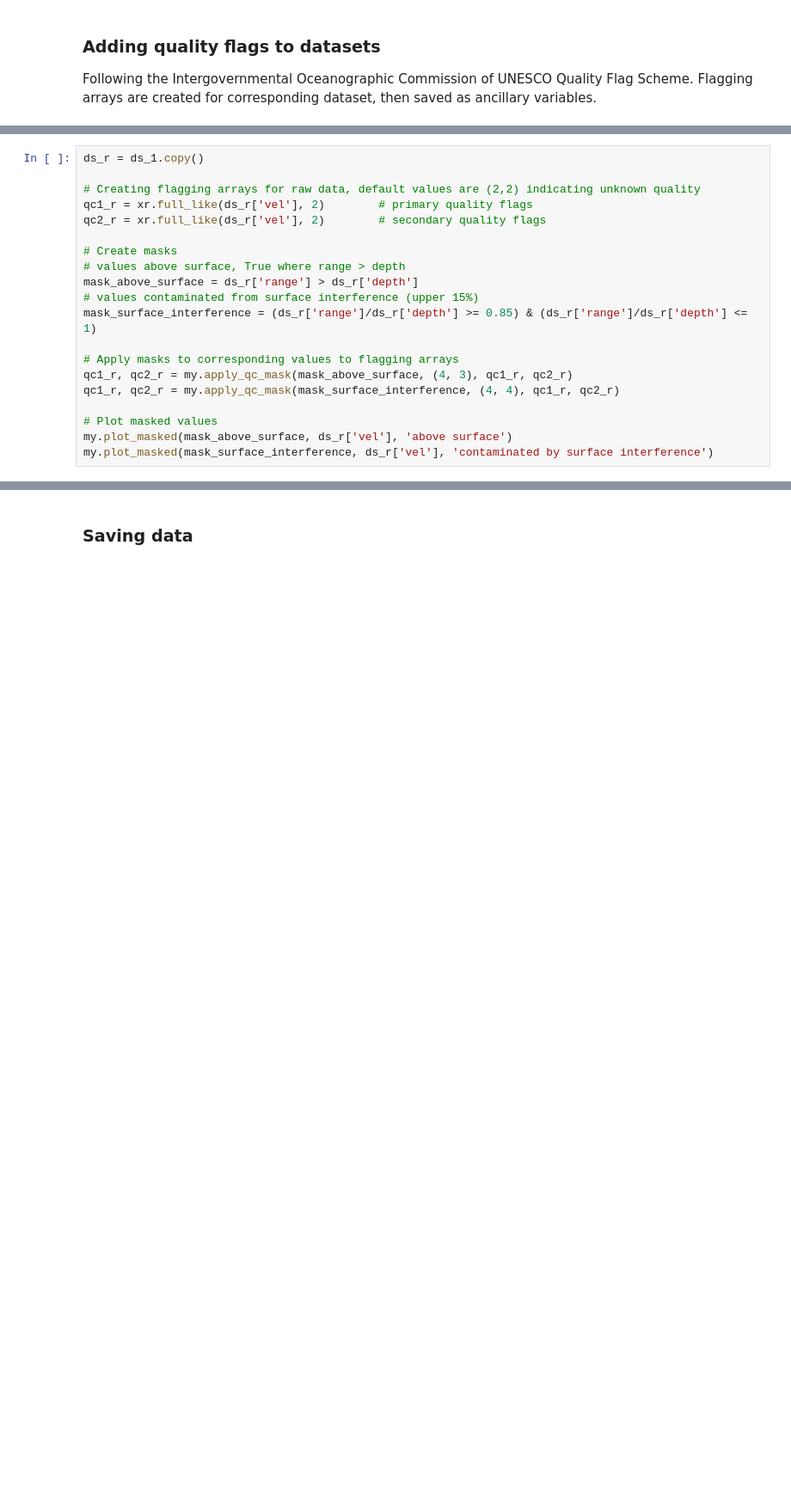
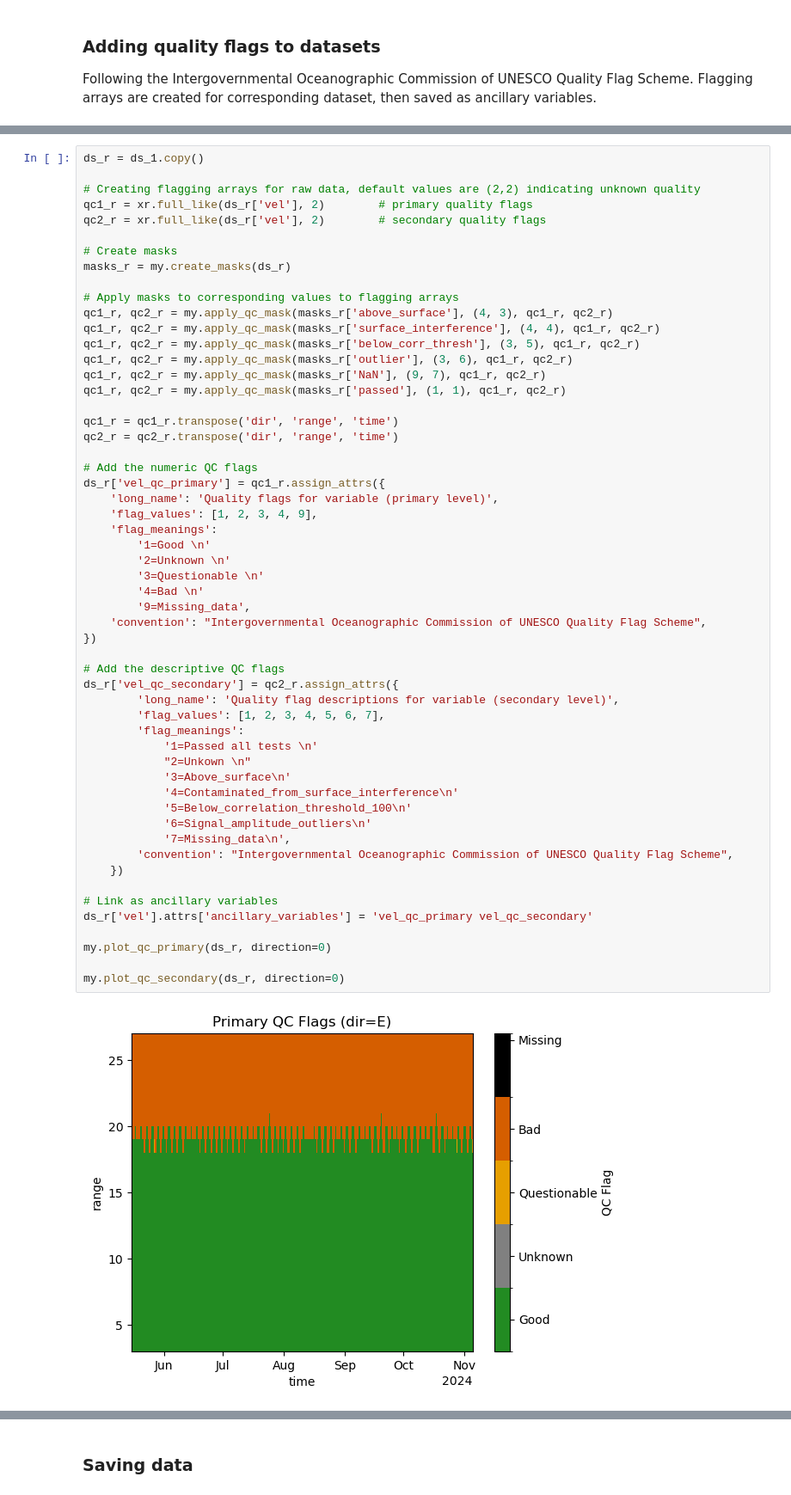
Before and after one commit to AnurovaPrykhodko/ADCP-internship, a Jupyter notebook: raw_data_processing.ipynb, the cells around one changed output, grey strips where cells are left out. Shown at 86% size. Saved outputs shown, nothing was run; the diff lists cells and outputs as text; blank space fills up the shorter version.

Commit message:
applied more qc masks to flagging

```diff
--- a/raw_data_processing.ipynb
+++ b/raw_data_processing.ipynb
@@ -394,22 +405,2 @@ Flags will be added for
 - Signal amplitude outlier
 - Missing data
-# %%
-ds_r = ds_1.copy()
-
-# Creating flagging arrays for raw data, default values are (2,2) indicating unknown quality
-qc1_r = xr.full_like(ds_r['vel'], 2)        # primary quality flags
-qc2_r = xr.full_like(ds_r['vel'], 2)        # secondary quality flags
-
-# Create masks
-# values above surface, True where range > depth
-mask_above_surface = ds_r['range'] > ds_r['depth']
-# values contaminated from surface interference (upper 15%)
-mask_surface_interference = (ds_r['range']/ds_r['depth'] >= 0.85) & (ds_r['range']/ds_r['depth'] <= 1)
-
-# Apply masks to corresponding values to flagging arrays
-qc1_r, qc2_r = my.apply_qc_mask(mask_above_surface, (4, 3), qc1_r, qc2_r)
-qc1_r, qc2_r = my.apply_qc_mask(mask_surface_interference, (4, 4), qc1_r, qc2_r)
-
-# Plot masked values
-my.plot_masked(mask_above_surface, ds_r['vel'], 'above surface')
-my.plot_masked(mask_surface_interference, ds_r['vel'], 'contaminated by surface interference')
@@ -418,0 +407,57 @@ my.plot_masked(mask_surface_interference, ds_r['vel'], 'contaminated by surface
+# %%
+ds_r = ds_1.copy()
+
+# Creating flagging arrays for raw data, default values are (2,2) indicating unknown quality
+qc1_r = xr.full_like(ds_r['vel'], 2)        # primary quality flags
+qc2_r = xr.full_like(ds_r['vel'], 2)        # secondary quality flags
+
+# Create masks
+masks_r = my.create_masks(ds_r)
+
+# Apply masks to corresponding values to flagging arrays
+qc1_r, qc2_r = my.apply_qc_mask(masks_r['above_surface'], (4, 3), qc1_r, qc2_r)
+qc1_r, qc2_r = my.apply_qc_mask(masks_r['surface_interference'], (4, 4), qc1_r, qc2_r)
+qc1_r, qc2_r = my.apply_qc_mask(masks_r['below_corr_thresh'], (3, 5), qc1_r, qc2_r)
+qc1_r, qc2_r = my.apply_qc_mask(masks_r['outlier'], (3, 6), qc1_r, qc2_r)
+qc1_r, qc2_r = my.apply_qc_mask(masks_r['NaN'], (9, 7), qc1_r, qc2_r)
+qc1_r, qc2_r = my.apply_qc_mask(masks_r['passed'], (1, 1), qc1_r, qc2_r)
+
+qc1_r = qc1_r.transpose('dir', 'range', 'time')
+qc2_r = qc2_r.transpose('dir', 'range', 'time')
+
+# Add the numeric QC flags
+ds_r['vel_qc_primary'] = qc1_r.assign_attrs({
+    'long_name': 'Quality flags for variable (primary level)',
+    'flag_values': [1, 2, 3, 4, 9],
+    'flag_meanings':
+        '1=Good \n'
+        '2=Unknown \n'
+        '3=Questionable \n'
+        '4=Bad \n'
+        '9=Missing_data',
+    'convention': "Intergovernmental Oceanographic Commission of UNESCO Quality Flag Scheme",
+})
+
+# Add the descriptive QC flags
+ds_r['vel_qc_secondary'] = qc2_r.assign_attrs({
+        'long_name': 'Quality flag descriptions for variable (secondary level)',
+        'flag_values': [1, 2, 3, 4, 5, 6, 7],
+        'flag_meanings':
+            '1=Passed all tests \n'
+            "2=Unkown \n"
+            '3=Above_surface\n'
+            '4=Contaminated_from_surface_interference\n'
+            '5=Below_correlation_threshold_100\n'
+            '6=Signal_amplitude_outliers\n'
+            '7=Missing_data\n',
+        'convention': "Intergovernmental Oceanographic Commission of UNESCO Quality Flag Scheme",
+    })
+
+# Link as ancillary variables
+ds_r['vel'].attrs['ancillary_variables'] = 'vel_qc_primary vel_qc_secondary'
+
+my.plot_qc_primary(ds_r, direction=0)
+
+my.plot_qc_secondary(ds_r, direction=0)
+# %% [output]
+[figure, added]
```
Also changed, not shown: parts of 13 cells of this notebook.
